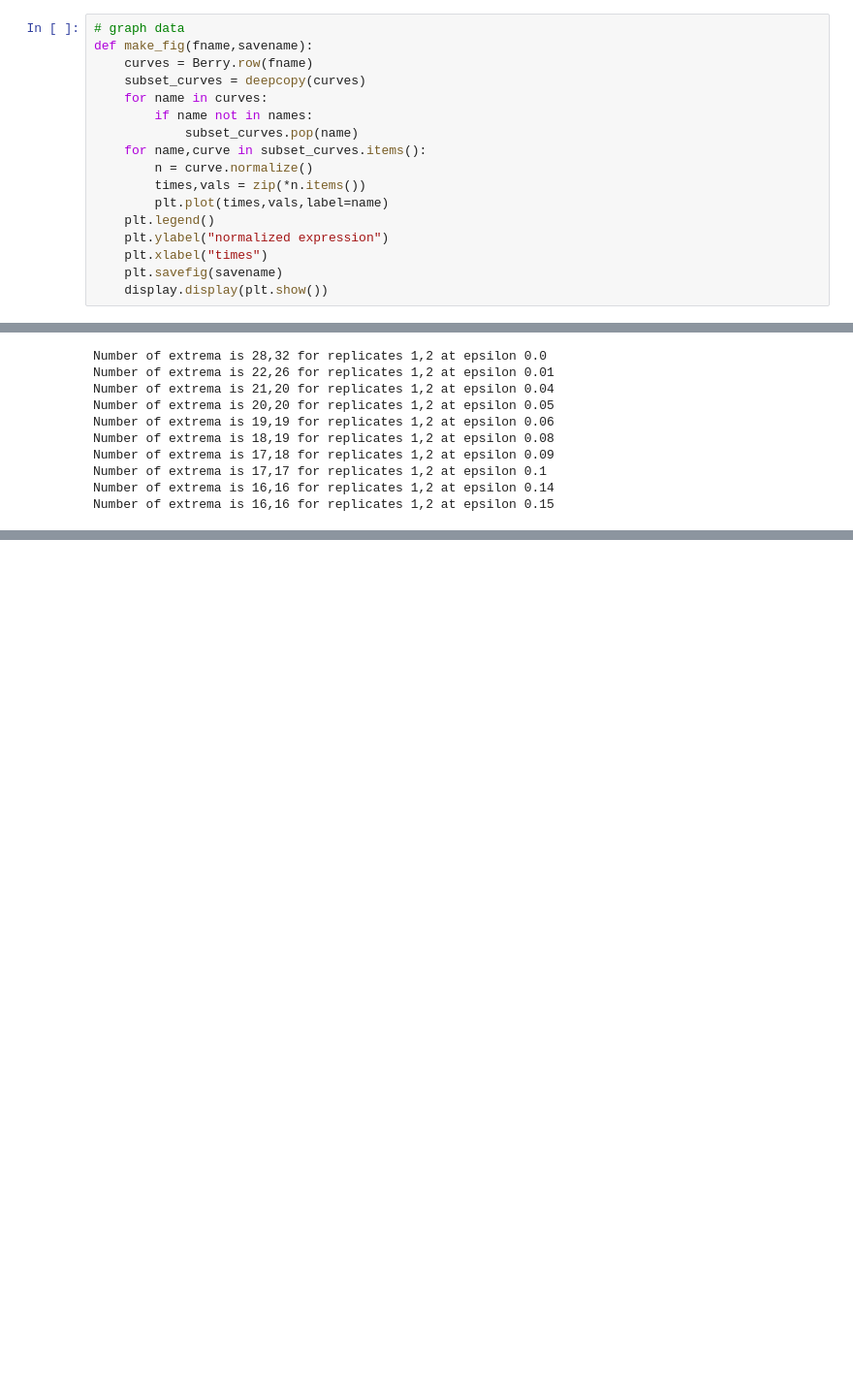
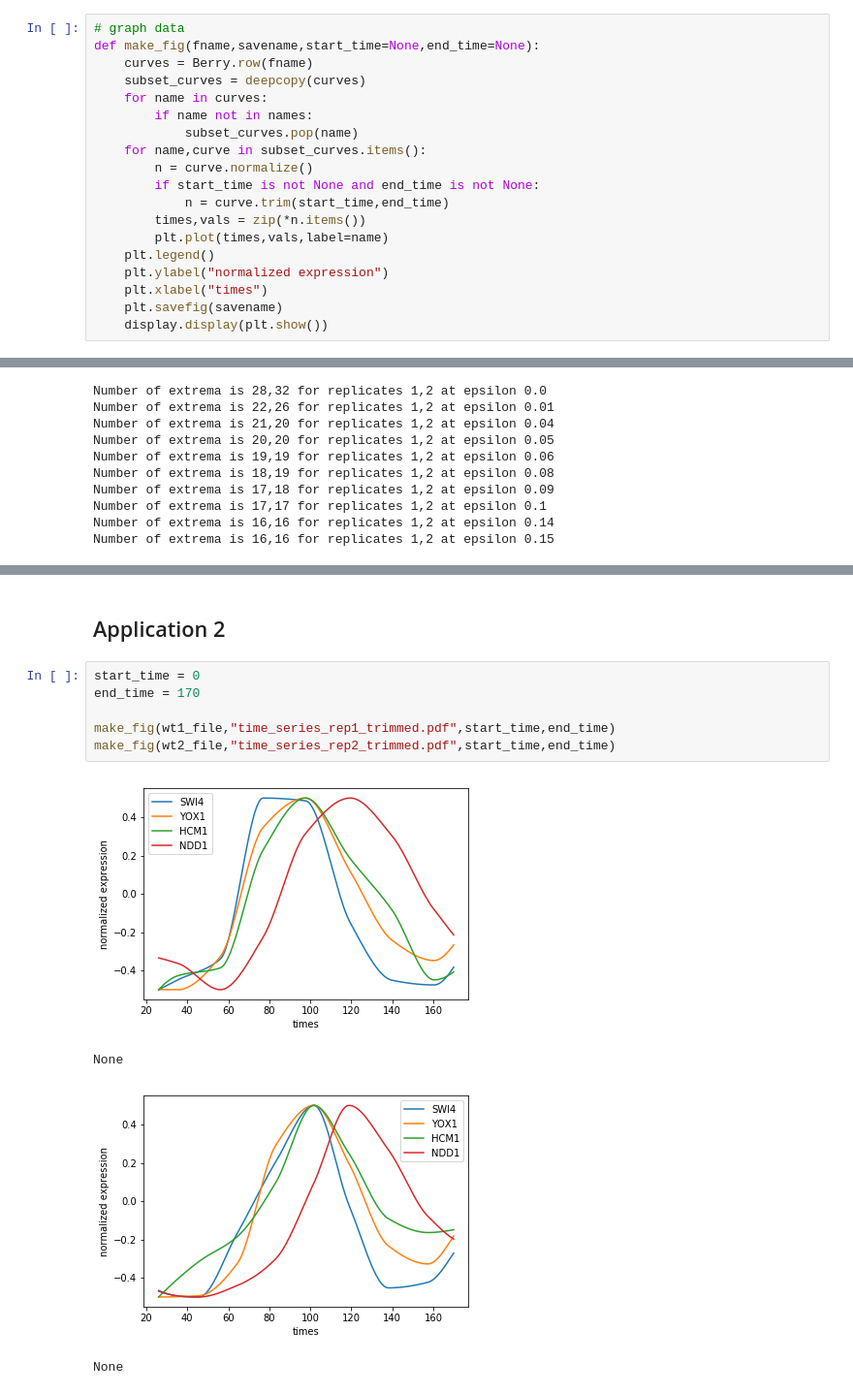
Before and after one commit to breecummins/min_interval_posets, a Jupyter notebook: scripts/Berry_2019_figures_results.ipynb, the cells around one changed output, grey strips where cells are left out. Shown at 97% size. Saved outputs shown, nothing was run; the diff lists cells and outputs as text; blank space fills up the shorter version.

Commit message:
added trim method to Curve object. Added Application 2 in jupyter notebook.

```diff
--- a/scripts/Berry_2019_figures_results.ipynb
+++ b/scripts/Berry_2019_figures_results.ipynb
@@ -25,7 +27,7 @@ posets1 = Berry.getposets(wt1_file,"row",epsilons,names=names)
 posets2 = Berry.getposets(wt2_file,"row",epsilons,names=names)
 # %%
 # graph data
-def make_fig(fname,savename):
+def make_fig(fname,savename,start_time=None,end_time=None):
     curves = Berry.row(fname)
     subset_curves = deepcopy(curves)
     for name in curves:
@@ -33,6 +35,8 @@ def make_fig(fname,savename):
             subset_curves.pop(name)
     for name,curve in subset_curves.items():
         n = curve.normalize()
+        if start_time is not None and end_time is not None:
+            n = curve.trim(start_time,end_time)
         times,vals = zip(*n.items())
         plt.plot(times,vals,label=name)
     plt.legend()
@@ -183,3 +187,16 @@ with open("example_matching_graph.dot","w") as f:
 DSGRN.DrawGraphWithHighlightedPath(matching_graph, path_match)
 # %% [output]
 [drawing not drawn]
+# %% [markdown]
+## Application 2
+# %%
+start_time = 0
+end_time = 170
+
+make_fig(wt1_file,"time_series_rep1_trimmed.pdf",start_time,end_time)
+make_fig(wt2_file,"time_series_rep2_trimmed.pdf",start_time,end_time)
+# %% [output]
+[figure, added]
+None
+[figure, added]
+None
```
Also changed, not shown: parts of 11 cells of this notebook, 4 other files.
